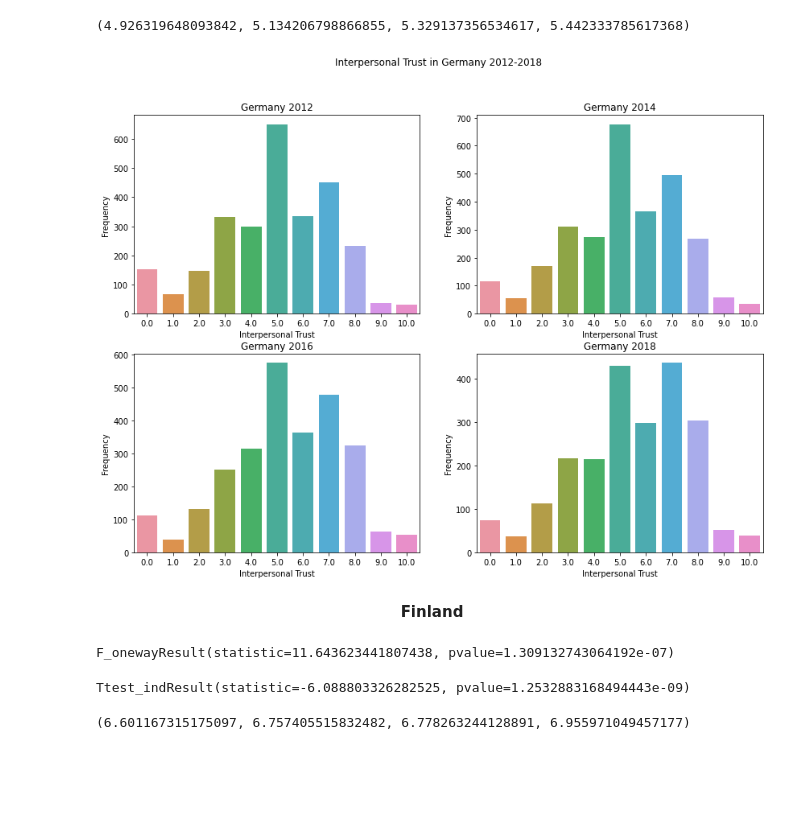
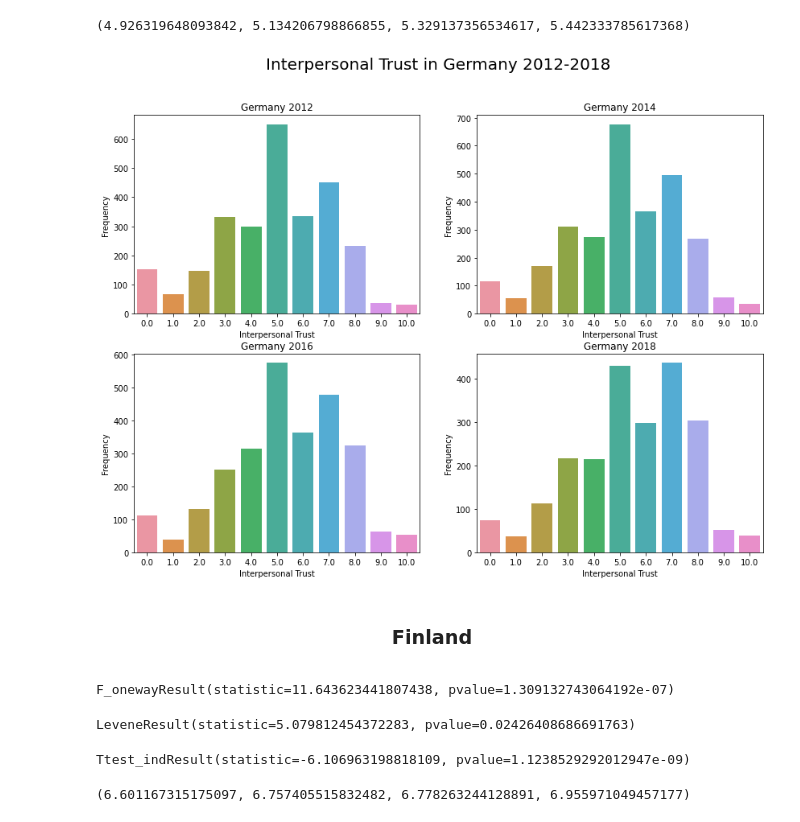
Before and after one commit to durmusayuksek/data_analysis_and_data_visualization_projects, a Jupyter notebook: European Social Survey (2012-2018) - Attitude Towards Immigrants/ESS_2012-2018.ipynb, the cells around one changed output. Saved outputs shown, nothing was run; the diff lists cells and outputs as text; code cells hidden in the pictures; blank space fills up the shorter version.

```diff
--- a/European Social Survey (2012-2018) - Attitude Towards Immigrants/ESS_2012-2018.ipynb
+++ b/European Social Survey (2012-2018) - Attitude Towards Immigrants/ESS_2012-2018.ipynb
@@ -2533,17 +2562,17 @@ ger_12.ppltrst.mean(), ger_14.ppltrst.mean(), ger_16.ppltrst.mean(), ger_18.pplt
 # %%
 fig, ax = plt.subplots(nrows=2, ncols=2, figsize=(14,10))
 sns.countplot('ppltrst', data=ger_12, ax=ax[0][0])
 ax[0][0].set(xlabel="Interpersonal Trust", ylabel='Frequency', title='Germany 2012')
 sns.countplot('ppltrst', data=ger_14, ax=ax[0][1])
 ax[0][1].set(xlabel="Interpersonal Trust", ylabel='Frequency', title='Germany 2014')
 sns.countplot('ppltrst', data=ger_16, ax=ax[1][0])
 ax[1][0].set(xlabel="Interpersonal Trust", ylabel='Frequency', title='Germany 2016')
 sns.countplot('ppltrst', data=ger_18, ax=ax[1][1])
 ax[1][1].set(xlabel="Interpersonal Trust", ylabel='Frequency', title='Germany 2018')
-plt.suptitle('Interpersonal Trust in Germany 2012-2018')
+plt.suptitle('Interpersonal Trust in Germany 2012-2018', fontsize=20)
 plt.tight_layout;
 # %% [output]
-[figure, old version]
+[figure, new version]
-# %% [markdown]
-<p style="text-align : center"><b>Finland</b></p>
+# %% [markdown]
+<center><h3>Finland</h3></center>
 # %%
@@ -2551,10 +2580,16 @@ plt.tight_layout;
 stats.f_oneway(fin_12.ppltrst, fin_14.ppltrst, fin_16.ppltrst, fin_18.ppltrst)
 # %% [output]
 F_onewayResult(statistic=11.643623441807438, pvalue=1.309132743064192e-07)
+# %%
+levene = stats.levene(fin_12.ppltrst, fin_18.ppltrst)
+levene
+# We can reject the null hypothesis which indicates that the population variances are equal.
+# %% [output]
+LeveneResult(statistic=5.079812454372283, pvalue=0.02426408686691763)
 # %%
-stats.ttest_ind(fin_12.ppltrst, fin_18.ppltrst)
+stats.ttest_ind(fin_12.ppltrst, fin_18.ppltrst, equal_var=False)
 # %% [output]
-Ttest_indResult(statistic=-6.088803326282525, pvalue=1.2532883168494443e-09)
+Ttest_indResult(statistic=-6.106963198818109, pvalue=1.1238529292012947e-09)
 # %%
 fin_12.ppltrst.mean(), fin_14.ppltrst.mean(), fin_16.ppltrst.mean(), fin_18.ppltrst.mean()
 # %% [output]
```
Also changed, not shown: parts of 230 cells of this notebook, 6 other files.
